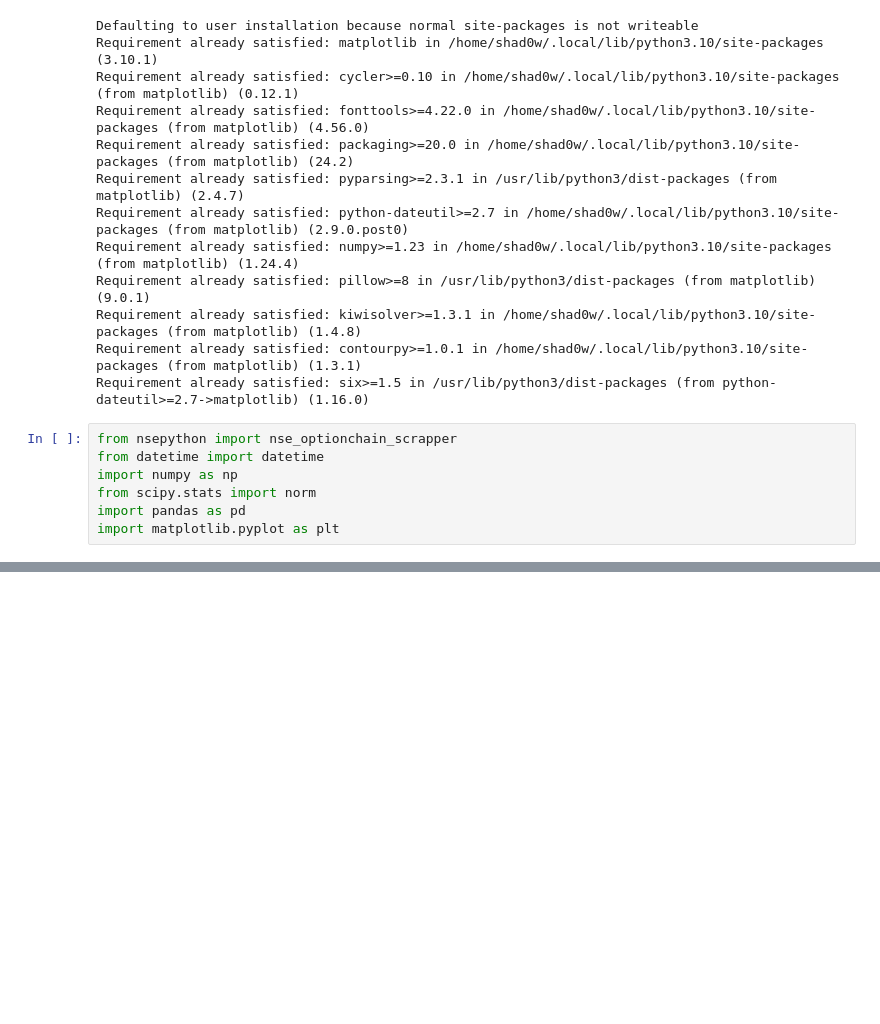
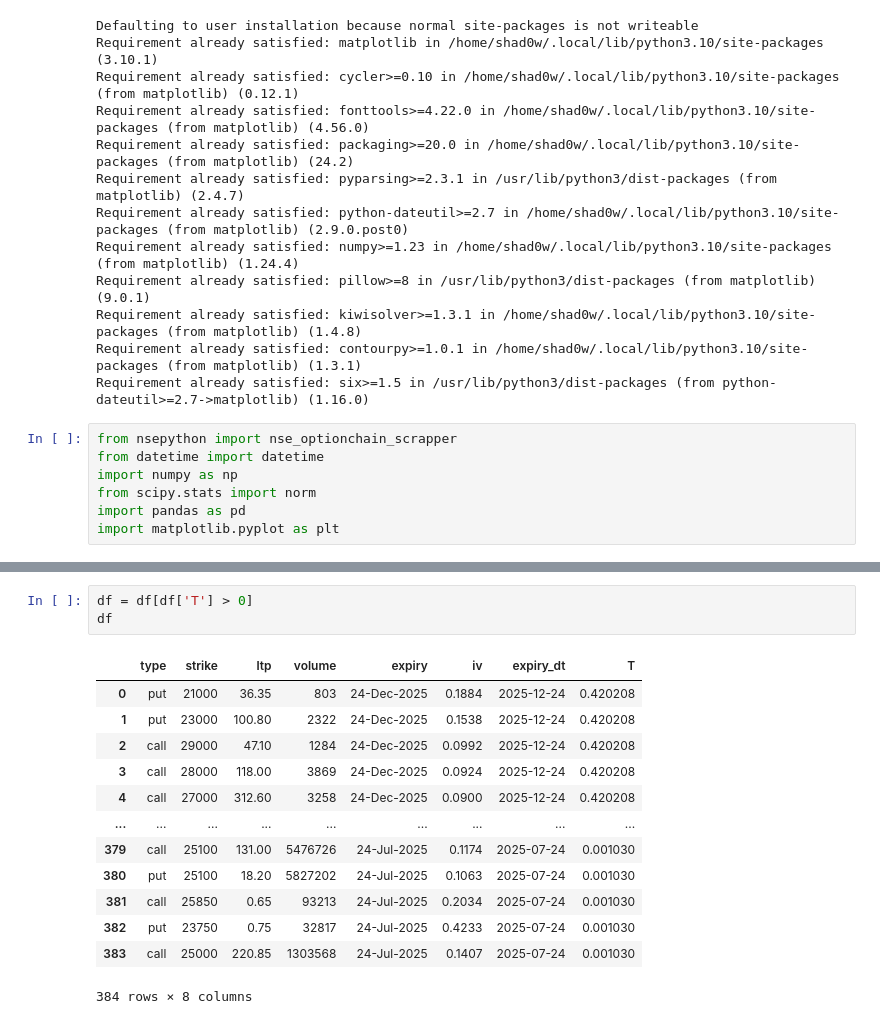
Before and after one commit to sarthak-somani/Options-Pricing-Models-and-their-Accuracy, a Jupyter notebook: Main.ipynb, the cells around one changed output, grey strips where cells are left out. Saved outputs shown, nothing was run; the diff lists cells and outputs as text; blank space fills up the shorter version.

```diff
--- a/Main.ipynb
+++ b/Main.ipynb
@@ -42,0 +145,17 @@ import matplotlib.pyplot as plt
+# %%
+df = df[df['T'] > 0]
+df
+# %% [output]
+|  | type | strike | ltp | volume | expiry | iv | expiry_dt | T |
+| 0 | put | 21000 | 36.35 | 803 | 24-Dec-2025 | 0.1884 | 2025-12-24 | 0.420208 |
+| 1 | put | 23000 | 100.80 | 2322 | 24-Dec-2025 | 0.1538 | 2025-12-24 | 0.420208 |
+| 2 | call | 29000 | 47.10 | 1284 | 24-Dec-2025 | 0.0992 | 2025-12-24 | 0.420208 |
+| 3 | call | 28000 | 118.00 | 3869 | 24-Dec-2025 | 0.0924 | 2025-12-24 | 0.420208 |
+| 4 | call | 27000 | 312.60 | 3258 | 24-Dec-2025 | 0.0900 | 2025-12-24 | 0.420208 |
+| ... | ... | ... | ... | ... | ... | ... | ... | ... |
+| 379 | call | 25100 | 131.00 | 5476726 | 24-Jul-2025 | 0.1174 | 2025-07-24 | 0.001030 |
+| 380 | put | 25100 | 18.20 | 5827202 | 24-Jul-2025 | 0.1063 | 2025-07-24 | 0.001030 |
+| 381 | call | 25850 | 0.65 | 93213 | 24-Jul-2025 | 0.2034 | 2025-07-24 | 0.001030 |
+| 382 | put | 23750 | 0.75 | 32817 | 24-Jul-2025 | 0.4233 | 2025-07-24 | 0.001030 |
+| 383 | call | 25000 | 220.85 | 1303568 | 24-Jul-2025 | 0.1407 | 2025-07-24 | 0.001030 |
+384 rows × 8 columns
```
Also changed, not shown: parts of 10 cells of this notebook.
